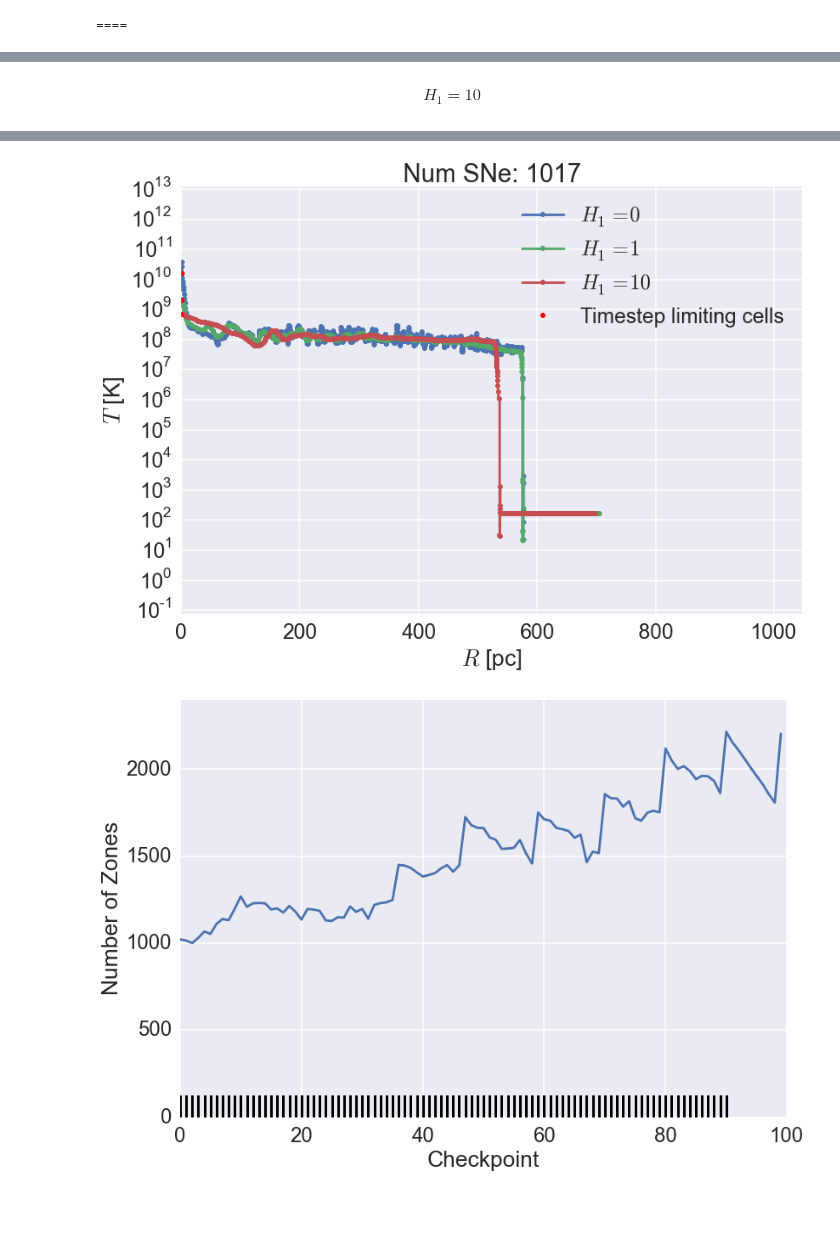
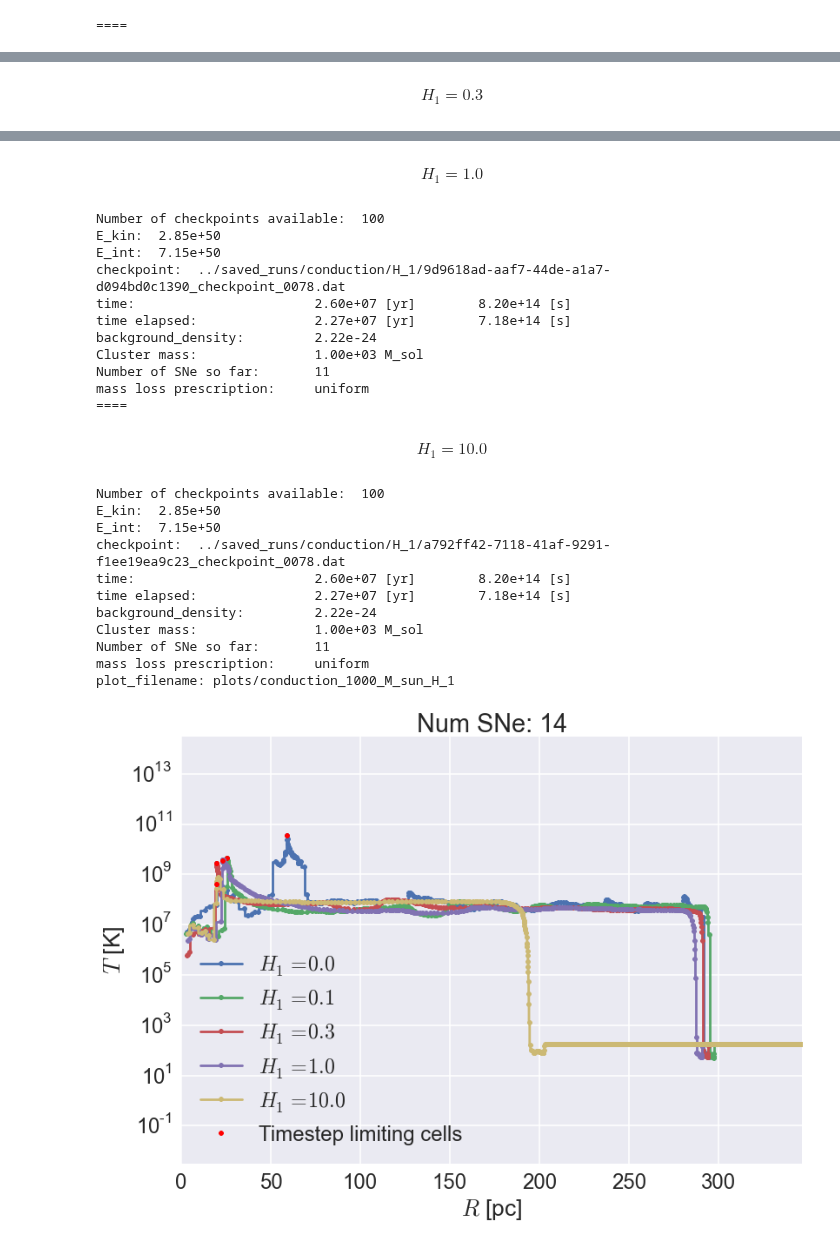
Before and after one commit to egentry/clustered_SNe, a Jupyter notebook: analysis/visualize.ipynb, the cells around one changed output, grey strips where cells are left out. Saved outputs shown, nothing was run; the diff lists cells and outputs as text; code cells hidden in the pictures; blank space fills up the shorter version.

```diff
--- a/analysis/visualize.ipynb
+++ b/analysis/visualize.ipynb
@@ -398,11 +104,8 @@ mass loss prescription:     uniform
 data_dir = "../saved_runs/conduction/H_1"
 H_0 = "H_0" in data_dir
 
-M_cluster = 10**5 * M_solar
+M_cluster = 10**3* M_solar
 
-conduction_comparisons(M_cluster,
-                       H_0,
-                       data_dir,
-                       num_SNe=2)
+conduction_comparisons(M_cluster, H_0, data_dir, num_SNe=2)
 # %% [output]
 ====
@@ -431,3 +134,3 @@ Number of SNe so far:       600
 mass loss prescription:     uniform
 ====
-$$H_1 = 10$$
+$$H_1 = 0.3$$
@@ -445 +148,25 @@ plot_filename: plots/conduction_100000_M_sun_H_1
+$$H_1 = 1.0$$
+Number of checkpoints available:  100
+E_kin:  2.85e+50
+E_int:  7.15e+50
+checkpoint:  ../saved_runs/conduction/H_1/9d9618ad-aaf7-44de-a1a7-d094bd0c1390_checkpoint_0078.dat
+time:                       2.60e+07 [yr]        8.20e+14 [s]
+time elapsed:               2.27e+07 [yr]        7.18e+14 [s]
+background_density:         2.22e-24
+Cluster mass:               1.00e+03 M_sol
+Number of SNe so far:       11
+mass loss prescription:     uniform
+====
+$$H_1 = 10.0$$
+Number of checkpoints available:  100
+E_kin:  2.85e+50
+E_int:  7.15e+50
+checkpoint:  ../saved_runs/conduction/H_1/a792ff42-7118-41af-9291-f1ee19ea9c23_checkpoint_0078.dat
+time:                       2.60e+07 [yr]        8.20e+14 [s]
+time elapsed:               2.27e+07 [yr]        7.18e+14 [s]
+background_density:         2.22e-24
+Cluster mass:               1.00e+03 M_sol
+Number of SNe so far:       11
+mass loss prescription:     uniform
+plot_filename: plots/conduction_1000_M_sun_H_1
-[figure, old version]
+[figure, new version]
@@ -511,15 +172,0 @@ def SNe_distplot(last_run, x_axis):
-# %%
-def plot_zones(last_run, distplot=True):
-    if type(last_run) is RunSummary:
-        if last_run.zones is not None:
-            plt.plot(last_run.zones)
-            plt.ylim(ymin=0)
-            plt.ylabel("Number of Zones")
-            plt.xlabel("Checkpoint")
-            if distplot is True:
-                SNe_distplot(last_run, "checkpoints")
-
-
-plot_zones(last_run)
-# %% [output]
-[figure, removed]
```
Also changed, not shown: parts of 19 cells of this notebook, 4 other files.
